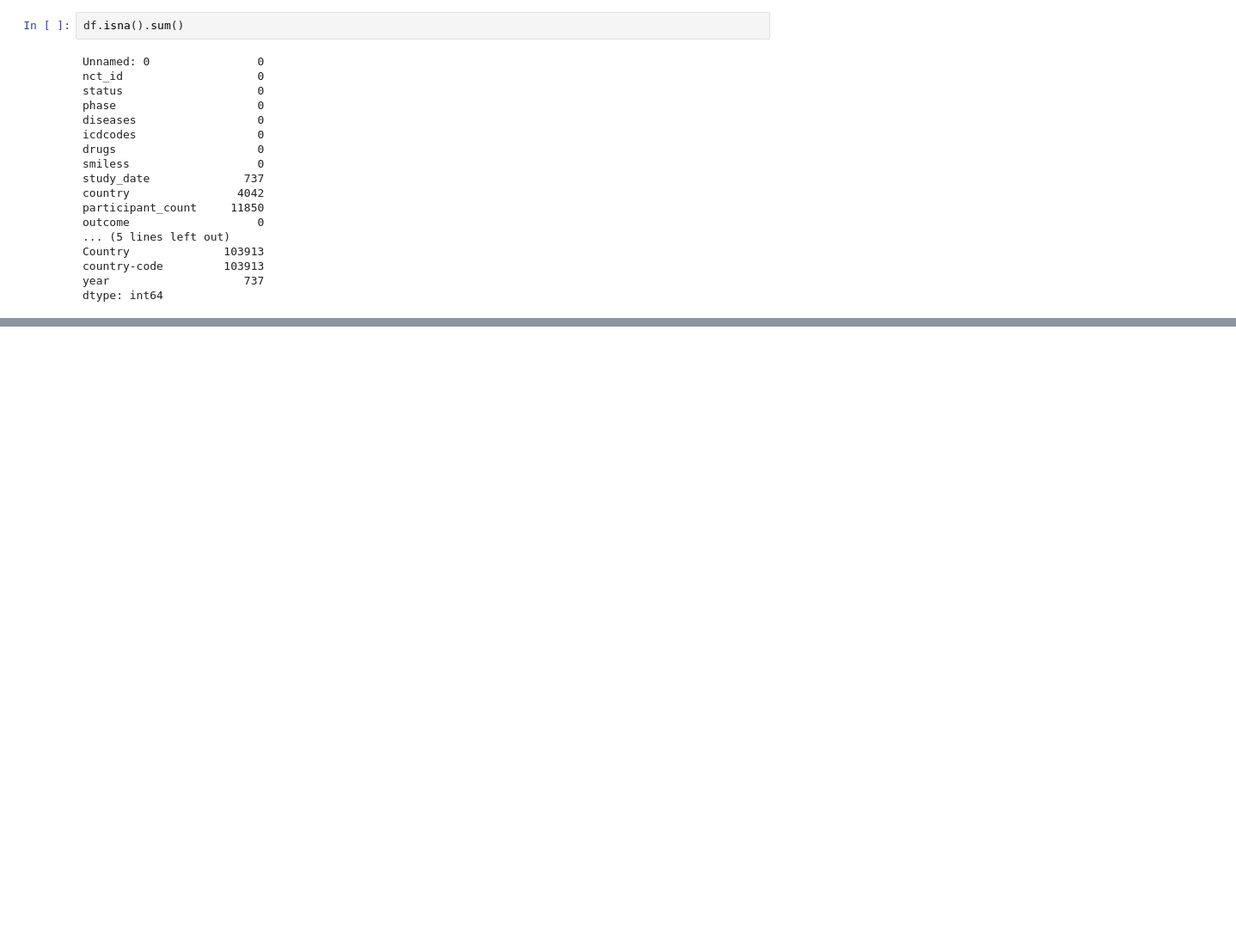
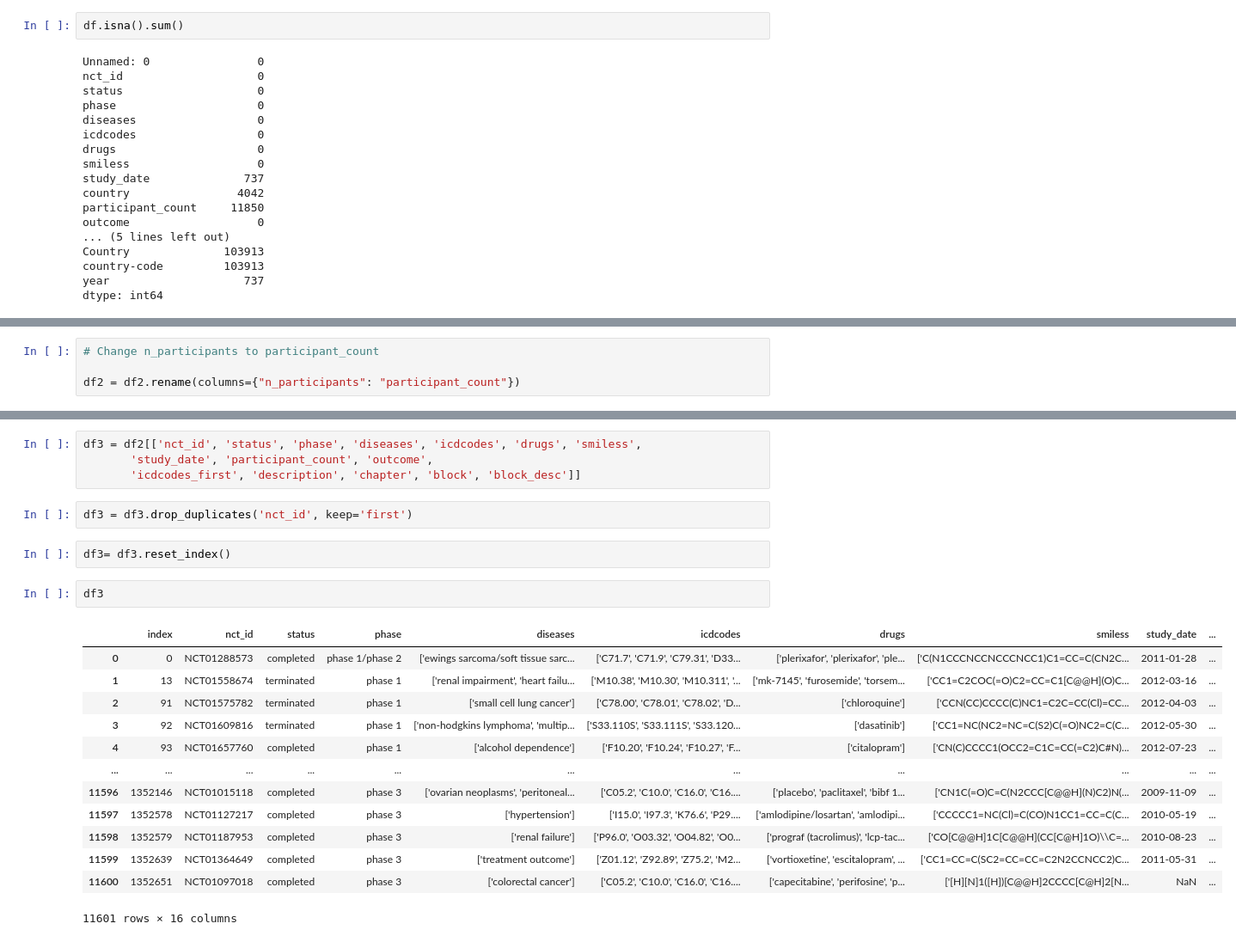
Before and after one commit to keziatesiman/bmi706-final_project, a Jupyter notebook: Playground.ipynb, the cells around one changed output, grey strips where cells are left out. Shown at 86% size. Cells and saved outputs as stored; diff of their text form; blank space fills up the shorter version.

```diff
--- a/Playground.ipynb
+++ b/Playground.ipynb
@@ -683,0 +933,4 @@ alt.Chart(df_final2[0:5000]).mark_point().encode(
+# %%
+# Change n_participants to participant_count
+
+df2 = df2.rename(columns={"n_participants": "participant_count"})
@@ -683,0 +946,24 @@ alt.Chart(df_final2[0:5000]).mark_point().encode(
+# %%
+df3 = df2[['nct_id', 'status', 'phase', 'diseases', 'icdcodes', 'drugs', 'smiless',
+       'study_date', 'participant_count', 'outcome',
+       'icdcodes_first', 'description', 'chapter', 'block', 'block_desc']]
+# %%
+df3 = df3.drop_duplicates('nct_id', keep='first')
+# %%
+df3= df3.reset_index()
+# %%
+df3
+# %% [output]
+|  | index | nct_id | status | phase | diseases | icdcodes | drugs | smiless | study_date | ... |
+| 0 | 0 | NCT01288573 | completed | phase 1/phase 2 | ['ewings sarcoma/soft tissue sarc... | ['C71.7', 'C71.9', 'C79.31', 'D33... | ['plerixafor', 'plerixafor', 'ple... | ['C(N1CCCNCCNCCCNCC1)C1=CC=C(CN2C... | 2011-01-28 | ... |
+| 1 | 13 | NCT01558674 | terminated | phase 1 | ['renal impairment', 'heart failu... | ['M10.38', 'M10.30', 'M10.311', '... | ['mk-7145', 'furosemide', 'torsem... | ['CC1=C2COC(=O)C2=CC=C1[C@@H](O)C... | 2012-03-16 | ... |
+| 2 | 91 | NCT01575782 | terminated | phase 1 | ['small cell lung cancer'] | ['C78.00', 'C78.01', 'C78.02', 'D... | ['chloroquine'] | ['CCN(CC)CCCC(C)NC1=C2C=CC(Cl)=CC... | 2012-04-03 | ... |
+| 3 | 92 | NCT01609816 | terminated | phase 1 | ['non-hodgkins lymphoma', 'multip... | ['S33.110S', 'S33.111S', 'S33.120... | ['dasatinib'] | ['CC1=NC(NC2=NC=C(S2)C(=O)NC2=C(C... | 2012-05-30 | ... |
+| 4 | 93 | NCT01657760 | completed | phase 1 | ['alcohol dependence'] | ['F10.20', 'F10.24', 'F10.27', 'F... | ['citalopram'] | ['CN(C)CCCC1(OCC2=C1C=CC(=C2)C#N)... | 2012-07-23 | ... |
+| ... | ... | ... | ... | ... | ... | ... | ... | ... | ... | ... |
+| 11596 | 1352146 | NCT01015118 | completed | phase 3 | ['ovarian neoplasms', 'peritoneal... | ['C05.2', 'C10.0', 'C16.0', 'C16.... | ['placebo', 'paclitaxel', 'bibf 1... | ['CN1C(=O)C=C(N2CCC[C@@H](N)C2)N(... | 2009-11-09 | ... |
+| 11597 | 1352578 | NCT01127217 | completed | phase 3 | ['hypertension'] | ['I15.0', 'I97.3', 'K76.6', 'P29.... | ['amlodipine/losartan', 'amlodipi... | ['CCCCC1=NC(Cl)=C(CO)N1CC1=CC=C(C... | 2010-05-19 | ... |
+| 11598 | 1352579 | NCT01187953 | completed | phase 3 | ['renal failure'] | ['P96.0', 'O03.32', 'O04.82', 'O0... | ['prograf (tacrolimus)', 'lcp-tac... | ['CO[C@@H]1C[C@@H](CC[C@H]1O)\\C=... | 2010-08-23 | ... |
+| 11599 | 1352639 | NCT01364649 | completed | phase 3 | ['treatment outcome'] | ['Z01.12', 'Z92.89', 'Z75.2', 'M2... | ['vortioxetine', 'escitalopram', ... | ['CC1=CC=C(SC2=CC=CC=C2N2CCNCC2)C... | 2011-05-31 | ... |
+| 11600 | 1352651 | NCT01097018 | completed | phase 3 | ['colorectal cancer'] | ['C05.2', 'C10.0', 'C16.0', 'C16.... | ['capecitabine', 'perifosine', 'p... | ['[H][N]1([H])[C@@H]2CCCC[C@H]2[N... | NaN | ... |
+11601 rows × 16 columns
```
Also changed, not shown: parts of 87 cells of this notebook, 3 other files.
